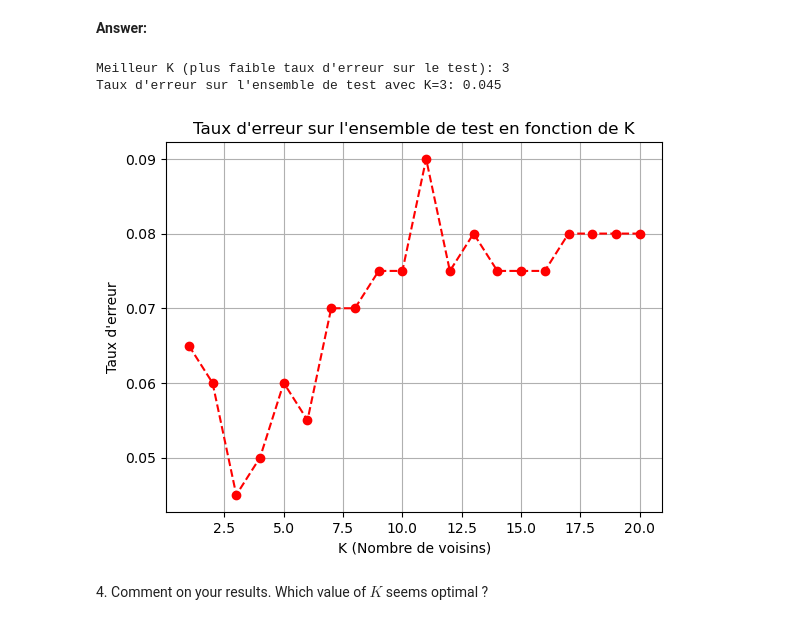
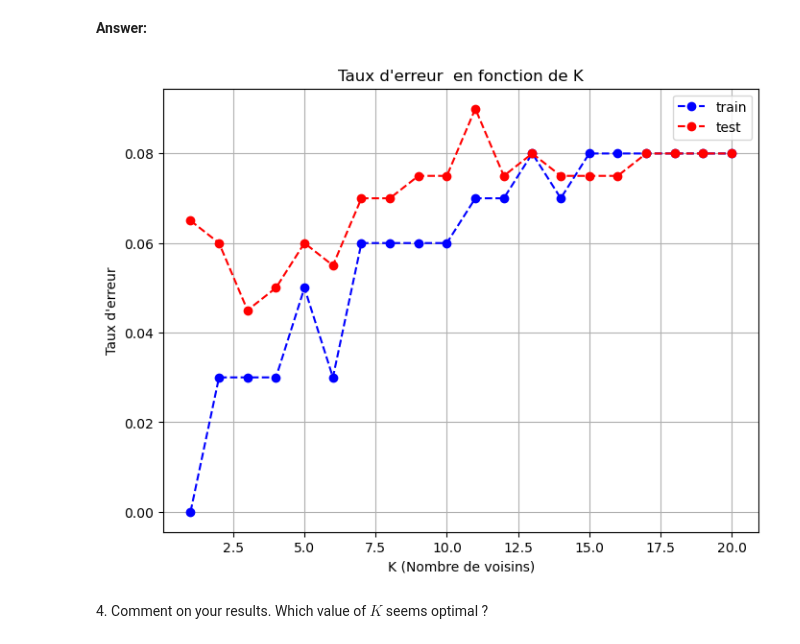
Before and after one commit to SerinaTraore/python_sdia, a Jupyter notebook: Labs/source/Lab4/lab4.ipynb, the cells around one changed output. Drawn from its saved outputs; the diff is of its cells as text; code cells hidden in the pictures.

```diff
--- a/Labs/source/Lab4/lab4.ipynb
+++ b/Labs/source/Lab4/lab4.ipynb
@@ -113,35 +113,31 @@ def knn_classification(x_train, class_train, x_test, k):
 # %%
 def compute_error_rate(y_true, y_pred):
     return np.mean(y_true != y_pred)
 
 error_test_list = []
 error_train_list = []
 k_values = range(1, 21)
 
 
 for k in k_values:
     class_pred_train = knn_classification(x_train, class_train, x_train, k)
     class_pred_test = knn_classification(x_train, class_train, x_test, k)
     error_test = compute_error_rate(test[:, 0], class_pred_test)
     error_test_list.append(error_test)
+    error_train = compute_error_rate(train[:, 0], class_pred_train)
+    error_train_list.append(error_train)
 
-
-best_k = np.argmin(error_test_list) + 1
-
-print(f"Meilleur K (plus faible taux d'erreur sur le test): {best_k}")
-print(f"Taux d'erreur sur l'ensemble de test avec K={best_k}: {error_test_list[best_k - 1]}")
-
-
-plt.plot(k_values, error_test_list, color='red', marker='o', linestyle='--')
-plt.title('Taux d\'erreur sur l\'ensemble de test en fonction de K')
+plt.figure(figsize=(8, 6))
+plt.plot(k_values, error_train_list, color='blue', marker='o', linestyle='--', label='train')
+plt.plot(k_values, error_test_list, color='red', marker='o', linestyle='--', label='test')
+plt.title('Taux d\'erreur  en fonction de K')
 plt.xlabel('K (Nombre de voisins)')
 plt.ylabel('Taux d\'erreur')
+plt.legend()
 plt.grid(True)
 plt.show()
 # %% [output]
-Meilleur K (plus faible taux d'erreur sur le test): 3
-Taux d'erreur sur l'ensemble de test avec K=3: 0.045
-[figure, old version]
+[figure, new version]
 # %% [markdown]
 4\. Comment on your results. Which value of $K$ seems optimal ?
 # %% [markdown]
```
Also changed, not shown: parts of 12 cells of this notebook, 1 other file.
